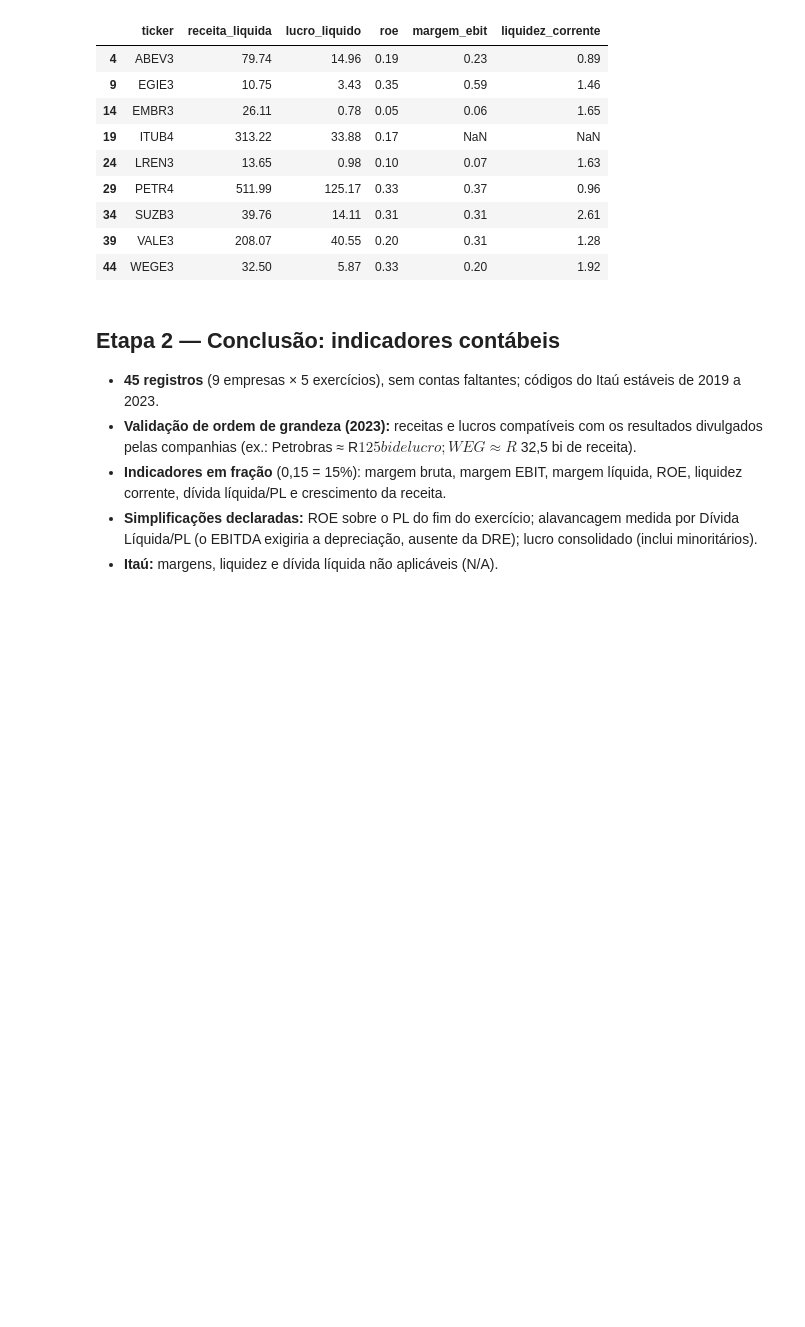
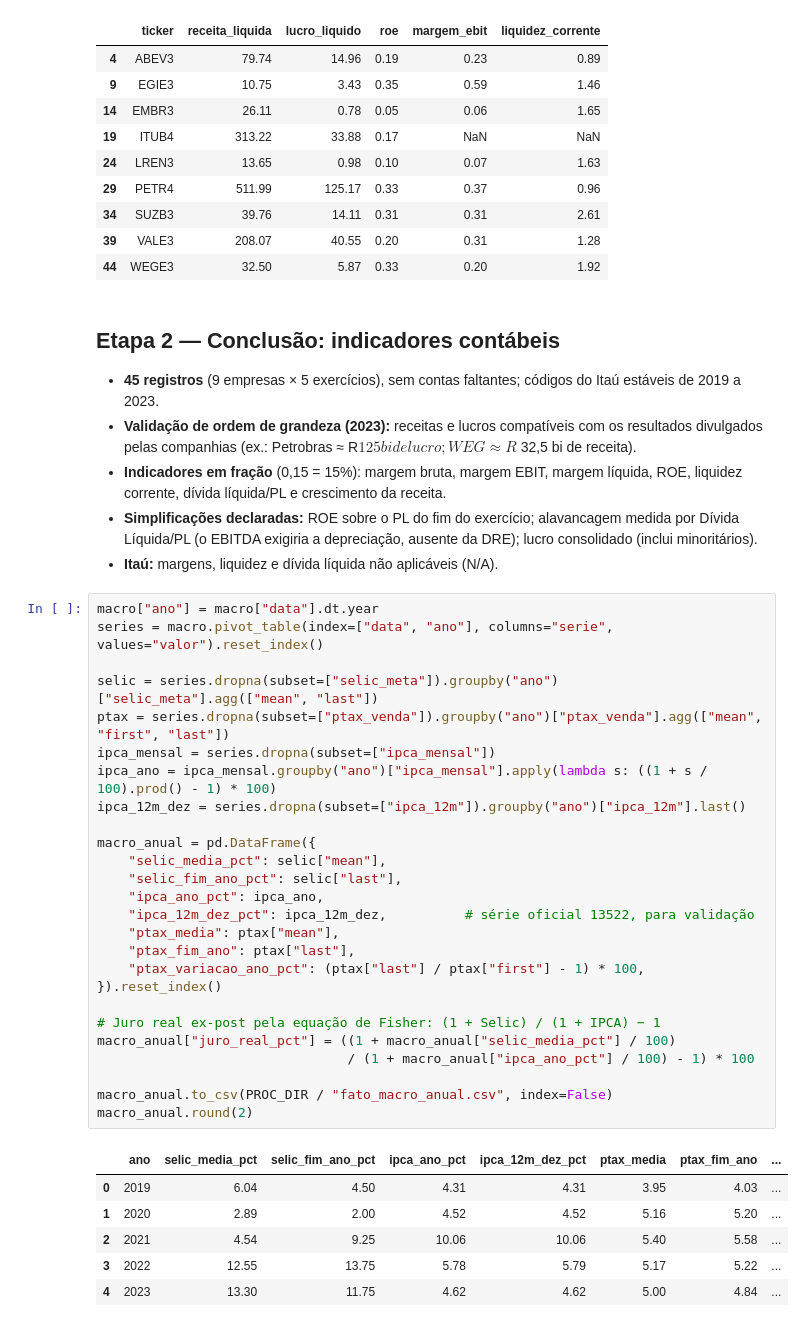
Before and after one commit to waldineilameira-lab/Projeto_Triade_Financeira_Waldinei, a Jupyter notebook: notebooks/05_modelagem_integracao.ipynb, the cells around one changed output. Drawn from its saved outputs; the diff is of its cells as text; blank space fills up the shorter version.

```diff
--- a/notebooks/05_modelagem_integracao.ipynb
+++ b/notebooks/05_modelagem_integracao.ipynb
@@ -232,3 +232,36 @@ validacao.round(2)
 - **Indicadores em fração** (0,15 = 15%): margem bruta, margem EBIT, margem líquida, ROE, liquidez corrente, dívida líquida/PL e crescimento da receita.
 - **Simplificações declaradas:** ROE sobre o PL do fim do exercício; alavancagem medida por Dívida Líquida/PL (o EBITDA exigiria a depreciação, ausente da DRE); lucro consolidado (inclui minoritários).
 - **Itaú:** margens, liquidez e dívida líquida não aplicáveis (N/A).
+# %%
+macro["ano"] = macro["data"].dt.year
+series = macro.pivot_table(index=["data", "ano"], columns="serie", values="valor").reset_index()
+
+selic = series.dropna(subset=["selic_meta"]).groupby("ano")["selic_meta"].agg(["mean", "last"])
+ptax = series.dropna(subset=["ptax_venda"]).groupby("ano")["ptax_venda"].agg(["mean", "first", "last"])
+ipca_mensal = series.dropna(subset=["ipca_mensal"])
+ipca_ano = ipca_mensal.groupby("ano")["ipca_mensal"].apply(lambda s: ((1 + s / 100).prod() - 1) * 100)
+ipca_12m_dez = series.dropna(subset=["ipca_12m"]).groupby("ano")["ipca_12m"].last()
+
+macro_anual = pd.DataFrame({
+    "selic_media_pct": selic["mean"],
+    "selic_fim_ano_pct": selic["last"],
+    "ipca_ano_pct": ipca_ano,
+    "ipca_12m_dez_pct": ipca_12m_dez,          # série oficial 13522, para validação
+    "ptax_media": ptax["mean"],
+    "ptax_fim_ano": ptax["last"],
+    "ptax_variacao_ano_pct": (ptax["last"] / ptax["first"] - 1) * 100,
+}).reset_index()
+
+# Juro real ex-post pela equação de Fisher: (1 + Selic) / (1 + IPCA) − 1
+macro_anual["juro_real_pct"] = ((1 + macro_anual["selic_media_pct"] / 100)
+                                / (1 + macro_anual["ipca_ano_pct"] / 100) - 1) * 100
+
+macro_anual.to_csv(PROC_DIR / "fato_macro_anual.csv", index=False)
+macro_anual.round(2)
+# %% [output]
+|  | ano | selic_media_pct | selic_fim_ano_pct | ipca_ano_pct | ipca_12m_dez_pct | ptax_media | ptax_fim_ano | ... |
+| 0 | 2019 | 6.04 | 4.50 | 4.31 | 4.31 | 3.95 | 4.03 | ... |
+| 1 | 2020 | 2.89 | 2.00 | 4.52 | 4.52 | 5.16 | 5.20 | ... |
+| 2 | 2021 | 4.54 | 9.25 | 10.06 | 10.06 | 5.40 | 5.58 | ... |
+| 3 | 2022 | 12.55 | 13.75 | 5.78 | 5.79 | 5.17 | 5.22 | ... |
+| 4 | 2023 | 13.30 | 11.75 | 4.62 | 4.62 | 5.00 | 4.84 | ... |
```
Also changed, not shown: parts of 3 cells of this notebook, 3 other files.
